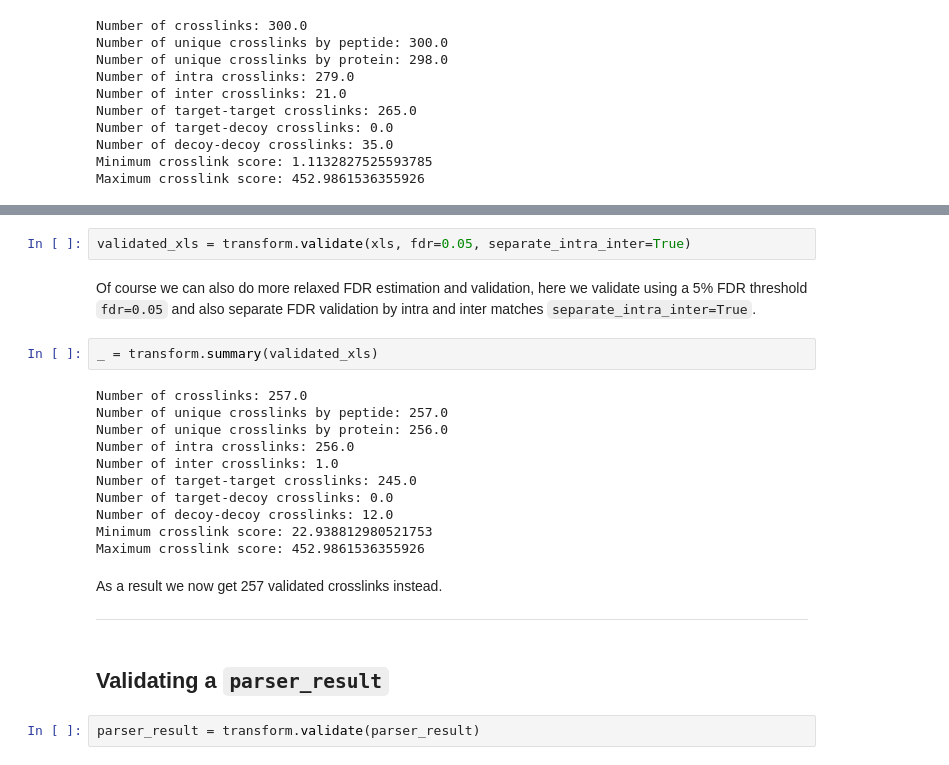
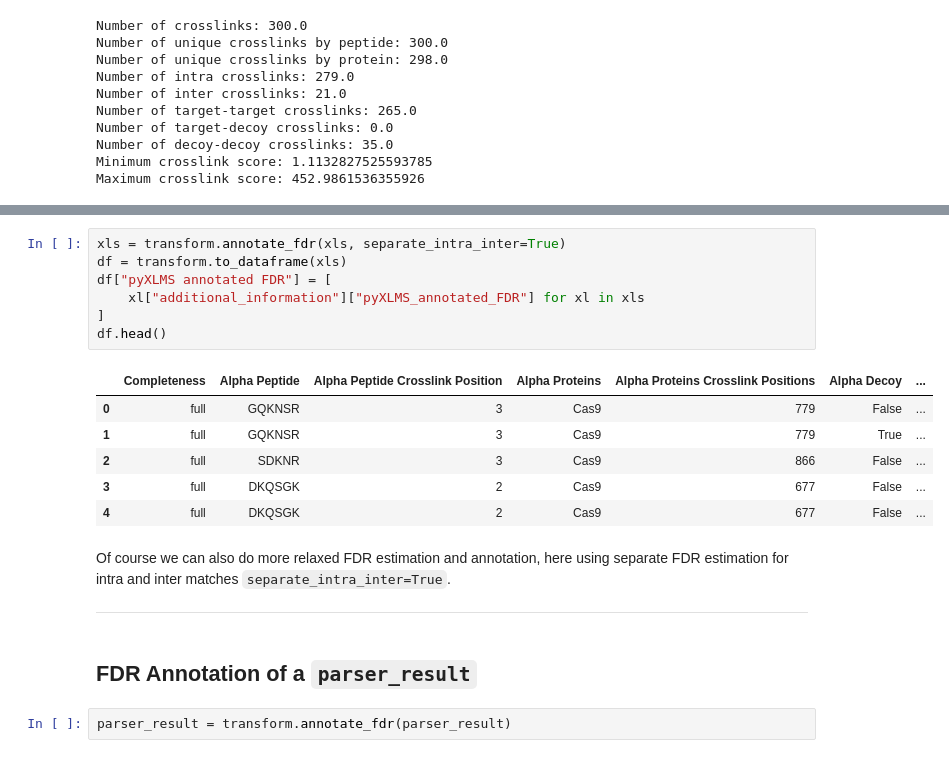
Before and after one commit to hgb-bin-proteomics/pyXLMS, a Jupyter notebook: examples/data_transformation/annotate_fdr.ipynb, the cells around one changed output, grey strips where cells are left out. Cells and saved outputs as stored; diff of their text form.

```diff
--- a/examples/data_transformation/annotate_fdr.ipynb
+++ b/examples/data_transformation/annotate_fdr.ipynb
@@ -152,26 +172,23 @@ As a result we get a list of crosslinks `validated_xls` that is validated for 1%
 # %%
-validated_xls = transform.validate(xls, fdr=0.05, separate_intra_inter=True)
+xls = transform.annotate_fdr(xls, separate_intra_inter=True)
+df = transform.to_dataframe(xls)
+df["pyXLMS annotated FDR"] = [
+    xl["additional_information"]["pyXLMS_annotated_FDR"] for xl in xls
+]
+df.head()
+# %% [output]
+|  | Completeness | Alpha Peptide | Alpha Peptide Crosslink Position | Alpha Proteins | Alpha Proteins Crosslink Positions | Alpha Decoy | ... |
+| 0 | full | GQKNSR | 3 | Cas9 | 779 | False | ... |
+| 1 | full | GQKNSR | 3 | Cas9 | 779 | True | ... |
+| 2 | full | SDKNR | 3 | Cas9 | 866 | False | ... |
+| 3 | full | DKQSGK | 2 | Cas9 | 677 | False | ... |
+| 4 | full | DKQSGK | 2 | Cas9 | 677 | False | ... |
 # %% [markdown]
-Of course we can also do more relaxed FDR estimation and validation, here we validate using a 5% FDR threshold `fdr=0.05` and also separate FDR validation by intra and inter matches `separate_intra_inter=True`.
+Of course we can also do more relaxed FDR estimation and annotation, here using separate FDR estimation for intra and inter matches `separate_intra_inter=True`.
+
+*****
-# %%
-_ = transform.summary(validated_xls)
-# %% [output]
-Number of crosslinks: 257.0
-Number of unique crosslinks by peptide: 257.0
-Number of unique crosslinks by protein: 256.0
-Number of intra crosslinks: 256.0
-Number of inter crosslinks: 1.0
-Number of target-target crosslinks: 245.0
-Number of target-decoy crosslinks: 0.0
-Number of decoy-decoy crosslinks: 12.0
-Minimum crosslink score: 22.938812980521753
-Maximum crosslink score: 452.9861536355926
-# %% [markdown]
-As a result we now get 257 validated crosslinks instead.
-
-*****
 # %% [markdown]
-## **Validating a `parser_result`**
+## **FDR Annotation of a `parser_result`**
 # %%
-parser_result = transform.validate(parser_result)
+parser_result = transform.annotate_fdr(parser_result)
 # %% [markdown]
```
Also changed, not shown: parts of 24 cells of this notebook.
